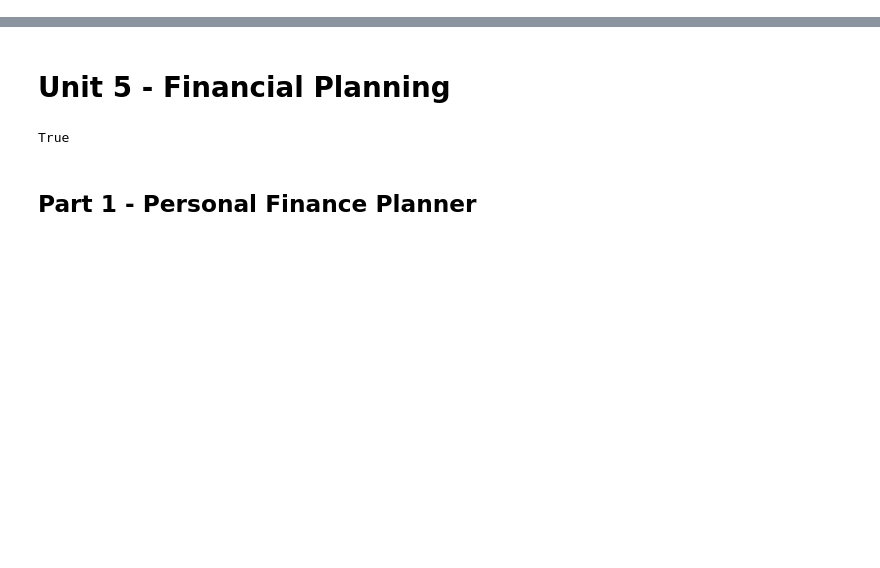
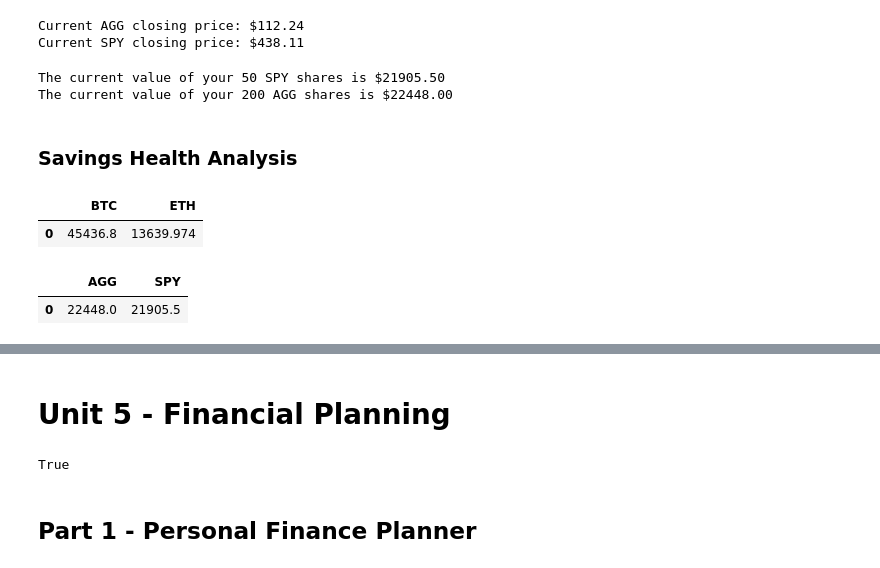
Before and after one commit to mowlem123/API_Homework, a Jupyter notebook: main.ipynb, the cells around one changed output, grey strips where cells are left out. Cells and saved outputs as stored; diff of their text form; code cells hidden in the pictures; blank space fills up the shorter version.

```diff
--- a/main.ipynb
+++ b/main.ipynb
@@ -0,0 +51,28 @@
+# %%
+# Crypto API URLs
+btc_url = "https://api.alternative.me/v2/ticker/Bitcoin/?convert=CAD"
+eth_url = "https://api.alternative.me/v2/ticker/Ethereum/?convert=CAD"
+# %%
+# Fetch current BTC price
+# YOUR CODE HERE!
+btc_request = requests.get(btc_url).json()
+#btc_request = json.dumps(btc_request, indent=4)
+btc_price = btc_request['data']['1']['quotes']['USD']['price']
+# %%
+# Fetch current ETH price
+# YOUR CODE HERE!
+eth_request = requests.get(eth_url).json()
+#print(json.dumps(eth_request, indent=4))
+eth_price = eth_request['data']['1027']['quotes']['USD']['price']
+# %%
+# Compute current value of my crpto
+# YOUR CODE HERE!
+
+my_btc_value = btc_price * my_btc
+my_eth_value = eth_price * my_eth
+
+btc_value = btc_price * coin_shares.loc["BTC"]["coins"]
+eth_value = eth_price * coin_shares.loc["ETH"]["coins"]
+# Print current crypto wallet balance
+print(f"The current value of your {my_btc} BTC is ${my_btc_value:0.2f}")
+print(f"The current value of your {my_eth} ETH is ${my_eth_value:0.2f}")
@@ -0,0 +140,51 @@
+# %%
+# Pick AGG and SPY close prices
+# YOUR CODE HERE!
+agg_close_price = float(df_portfolio["AGG"]["close"])
+spy_close_price = float(df_portfolio["SPY"]["close"])
+# Print AGG and SPY close prices
+print(f"Current AGG closing price: ${agg_close_price}")
+print(f"Current SPY closing price: ${spy_close_price}")
+# %% [output]
+Current AGG closing price: $112.24
+Current SPY closing price: $438.11
+# %%
+# Compute the current value of shares
+# YOUR CODE HERE!
+agg_value = agg_close_price * df_shares.loc["AGG"]["shares"]
+spy_value = spy_close_price * df_shares.loc["SPY"]["shares"]
+# Print current value of shares
+print(f"The current value of your {my_spy} SPY shares is ${spy_value:0.2f}")
+print(f"The current value of your {my_agg} AGG shares is ${agg_value:0.2f}")
+# %% [output]
+The current value of your 50 SPY shares is $21905.50
+The current value of your 200 AGG shares is $22448.00
+# %% [markdown]
+### Savings Health Analysis
+# %%
+# Consolidate financial assets data
+#pandas.DataFrame(data=None, index=None, columns=None, dtype=None, copy=None)
+
+# YOUR CODE HERE!
+crypto_value = {
+    "BTC": [my_btc_value],
+    "ETH": [my_eth_value],
+
+}
+crypto_value_df = pd.DataFrame(crypto_value)
+crypto_value_df
+# %% [output]
+|  | BTC | ETH |
+| 0 | 45436.8 | 13639.974 |
+# %%
+# Consolidate financial assets data
+# YOUR CODE HERE!
+shares_value = {
+    "AGG": [agg_value],
+    "SPY": [spy_value]
+}
+shares_value_df = pd.DataFrame(shares_value)
+shares_value_df
+# %% [output]
+|  | AGG | SPY |
+| 0 | 22448.0 | 21905.5 |
```
Also changed, not shown: parts of 46 cells of this notebook.
